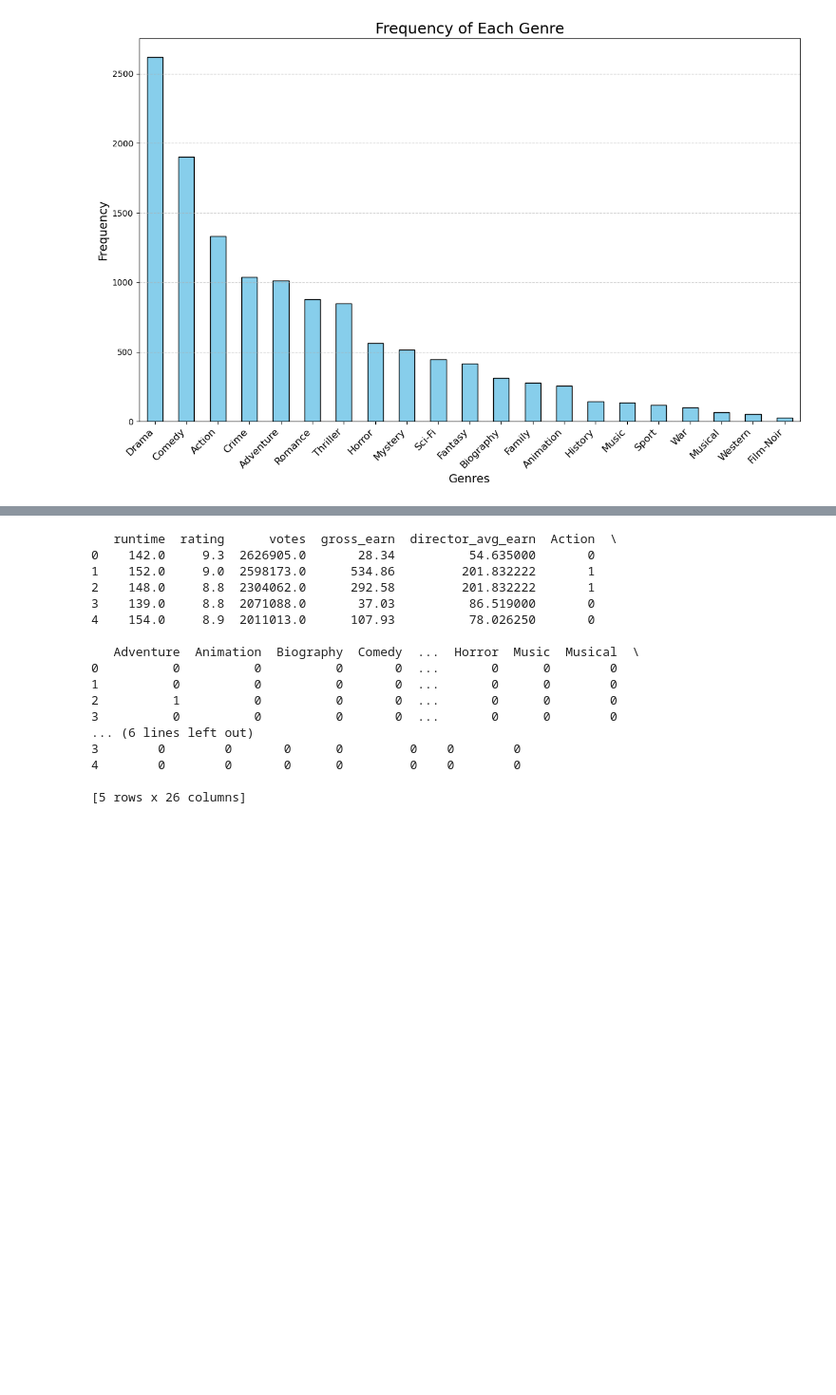
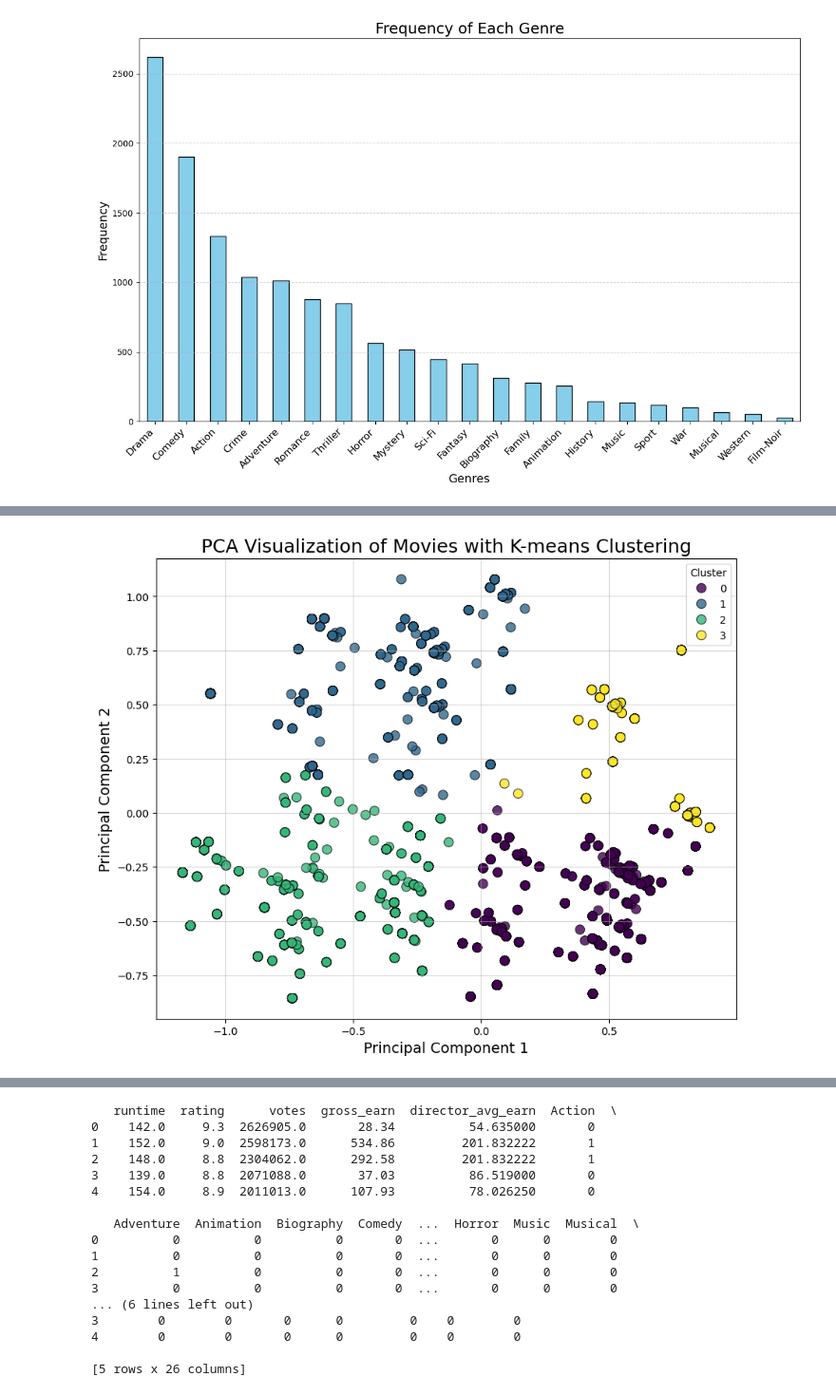
Before and after one commit to t-anderson21/stat486_finalproject, a Jupyter notebook: Clustering_andXGBclassifier.ipynb, the cells around one changed output, grey strips where cells are left out. Shown at 95% size. Saved outputs shown, nothing was run; the diff lists cells and outputs as text; code cells hidden in the pictures; blank space fills up the shorter version.

```diff
--- a/Clustering_andXGBclassifier.ipynb
+++ b/Clustering_andXGBclassifier.ipynb
@@ -156,0 +193,21 @@ plt.show()
+# %%
+from sklearn.cluster import KMeans
+import seaborn as sns
+
+# Apply K-means clustering to the PCA data (PC1 and PC2)
+kmeans = KMeans(n_clusters=4, random_state=42)  # Choose the number of clusters
+pca_df['Cluster'] = kmeans.fit_predict(pca_df[['PC1', 'PC2']])
+
+# Plot the PCA results with the cluster labels
+plt.figure(figsize=(10, 8))
+sns.scatterplot(x='PC1', y='PC2', hue='Cluster', palette='viridis', data=pca_df, s=80, alpha=0.8, edgecolor='black')
+
+# Customize the plot
+plt.title('PCA Visualization of Movies with K-means Clustering', fontsize=18)
+plt.xlabel('Principal Component 1', fontsize=14)
+plt.ylabel('Principal Component 2', fontsize=14)
+plt.legend(title='Cluster', loc='upper right')
+plt.grid(alpha=0.5)
+plt.show()
+# %% [output]
+[figure, added]
```
Also changed, not shown: parts of 19 cells of this notebook, 2 other files.
